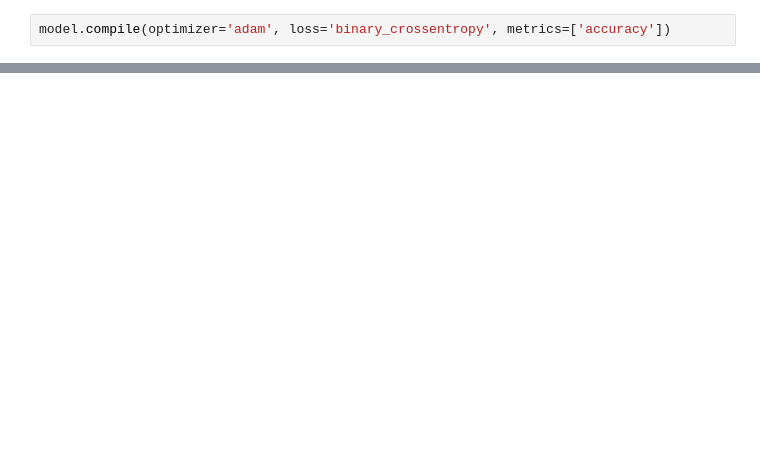
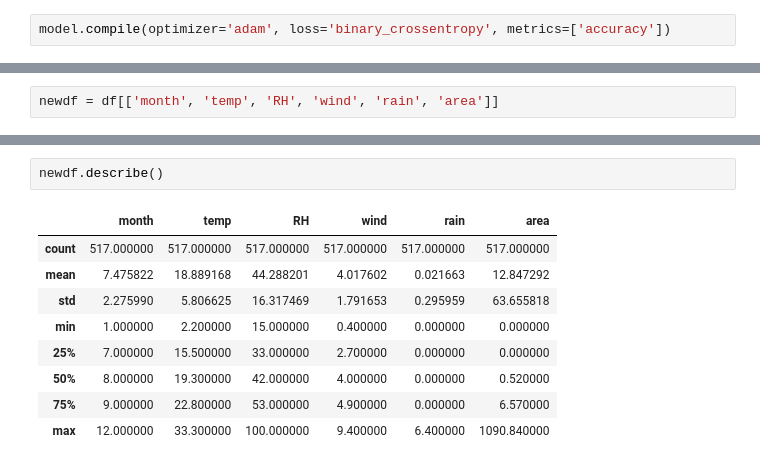
Before and after one commit to Isuru2701/Quokka, a Jupyter notebook: trainer.ipynb, the cells around one changed output, grey strips where cells are left out. Saved outputs shown, nothing was run; the diff lists cells and outputs as text; blank space fills up the shorter version.

```diff
--- a/trainer.ipynb
+++ b/trainer.ipynb
@@ -197,0 +224,2 @@ model.save('models/quokkaForesterV1.0.h5')
+# %%
+newdf = df[['month', 'temp', 'RH', 'wind', 'rain', 'area']]
@@ -197,0 +236,12 @@ model.save('models/quokkaForesterV1.0.h5')
+# %%
+newdf.describe()
+# %% [output]
+|  | month | temp | RH | wind | rain | area |
+| count | 517.000000 | 517.000000 | 517.000000 | 517.000000 | 517.000000 | 517.000000 |
+| mean | 7.475822 | 18.889168 | 44.288201 | 4.017602 | 0.021663 | 12.847292 |
+| std | 2.275990 | 5.806625 | 16.317469 | 1.791653 | 0.295959 | 63.655818 |
+| min | 1.000000 | 2.200000 | 15.000000 | 0.400000 | 0.000000 | 0.000000 |
+| 25% | 7.000000 | 15.500000 | 33.000000 | 2.700000 | 0.000000 | 0.000000 |
+| 50% | 8.000000 | 19.300000 | 42.000000 | 4.000000 | 0.000000 | 0.520000 |
+| 75% | 9.000000 | 22.800000 | 53.000000 | 4.900000 | 0.000000 | 6.570000 |
+| max | 12.000000 | 33.300000 | 100.000000 | 9.400000 | 6.400000 | 1090.840000 |
```
Also changed, not shown: parts of 10 cells of this notebook, 4 other files.
